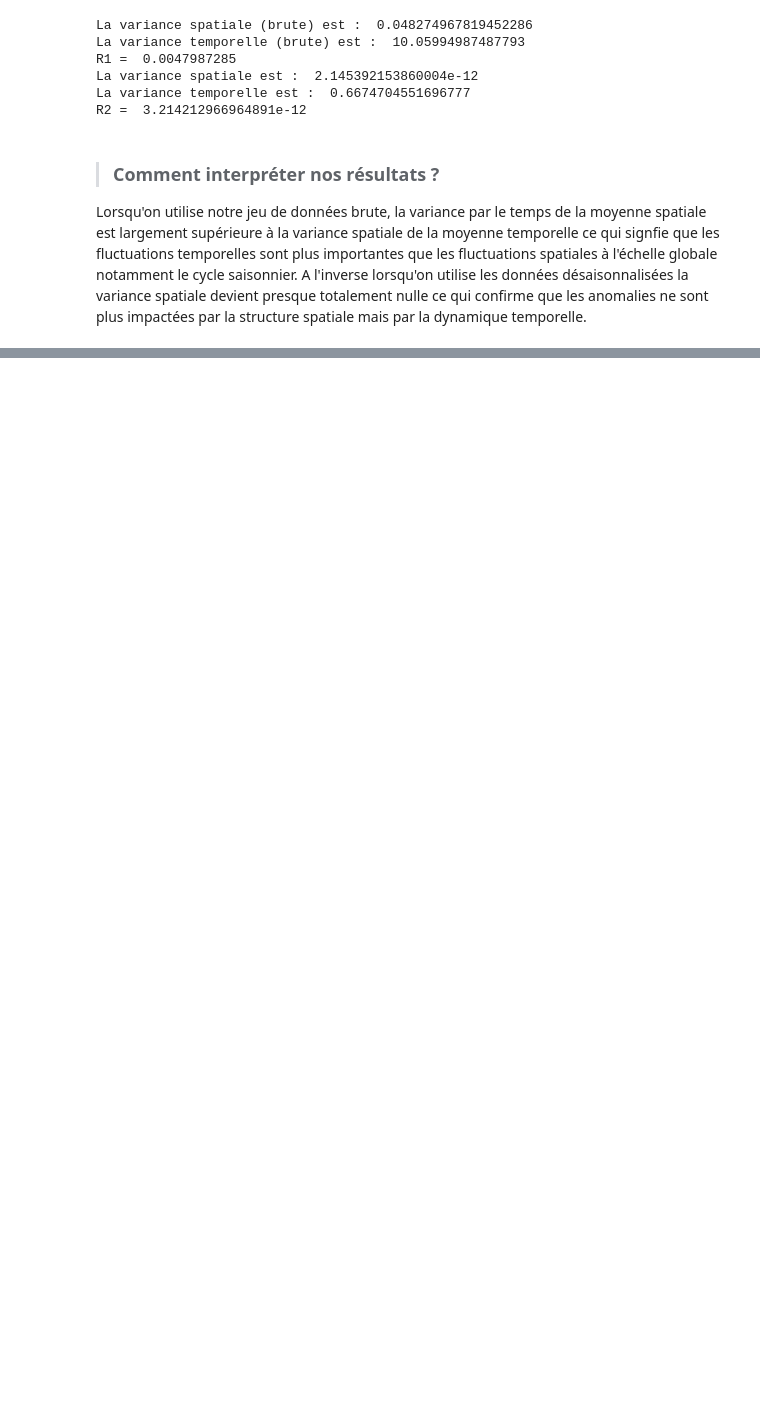
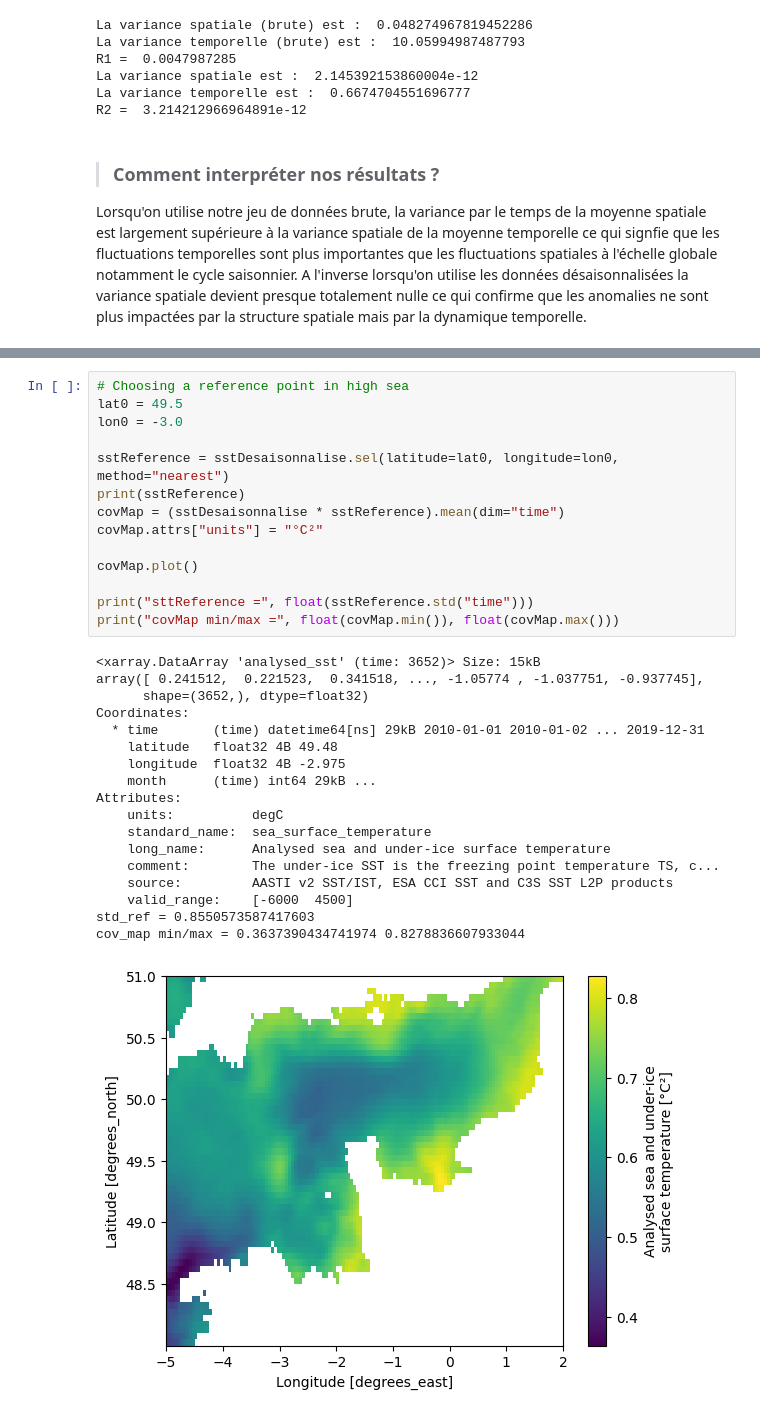
Before and after one commit to mkkuu/EnglishChannelSSTSciML, a Jupyter notebook: notebooks/statisticalAnalysis/09jointSpatioTemporalAnalysis.ipynb, the cells around one changed output, grey strips where cells are left out. Cells and saved outputs as stored; diff of their text form; blank space fills up the shorter version.

```diff
--- a/notebooks/statisticalAnalysis/09jointSpatioTemporalAnalysis.ipynb
+++ b/notebooks/statisticalAnalysis/09jointSpatioTemporalAnalysis.ipynb
@@ -99,0 +103,33 @@ De plus puisque nos anomalies sont centrées nous n'avons pas besoin de retirer
+# %%
+# Choosing a reference point in high sea
+lat0 = 49.5
+lon0 = -3.0
+
+sstReference = sstDesaisonnalise.sel(latitude=lat0, longitude=lon0, method="nearest")
+print(sstReference)
+covMap = (sstDesaisonnalise * sstReference).mean(dim="time")
+covMap.attrs["units"] = "°C²"
+
+covMap.plot()
+
+print("sttReference =", float(sstReference.std("time")))
+print("covMap min/max =", float(covMap.min()), float(covMap.max()))
+# %% [output]
+<xarray.DataArray 'analysed_sst' (time: 3652)> Size: 15kB
+array([ 0.241512,  0.221523,  0.341518, ..., -1.05774 , -1.037751, -0.937745],
+      shape=(3652,), dtype=float32)
+Coordinates:
+  * time       (time) datetime64[ns] 29kB 2010-01-01 2010-01-02 ... 2019-12-31
+    latitude   float32 4B 49.48
+    longitude  float32 4B -2.975
+    month      (time) int64 29kB ...
+Attributes:
+    units:          degC
+    standard_name:  sea_surface_temperature
+    long_name:      Analysed sea and under-ice surface temperature
+    comment:        The under-ice SST is the freezing point temperature TS, c...
+    source:         AASTI v2 SST/IST, ESA CCI SST and C3S SST L2P products
+    valid_range:    [-6000  4500]
+std_ref = 0.8550573587417603
+cov_map min/max = 0.3637390434741974 0.8278836607933044
+[figure, added]
```
Also changed, not shown: parts of 6 cells of this notebook.
